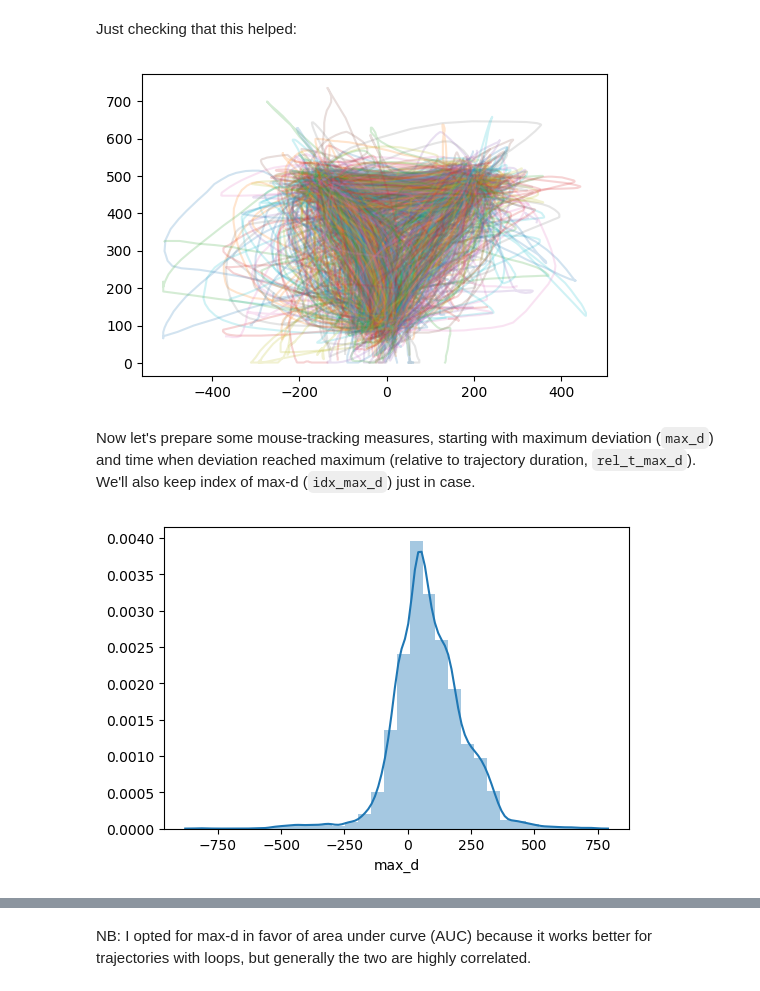
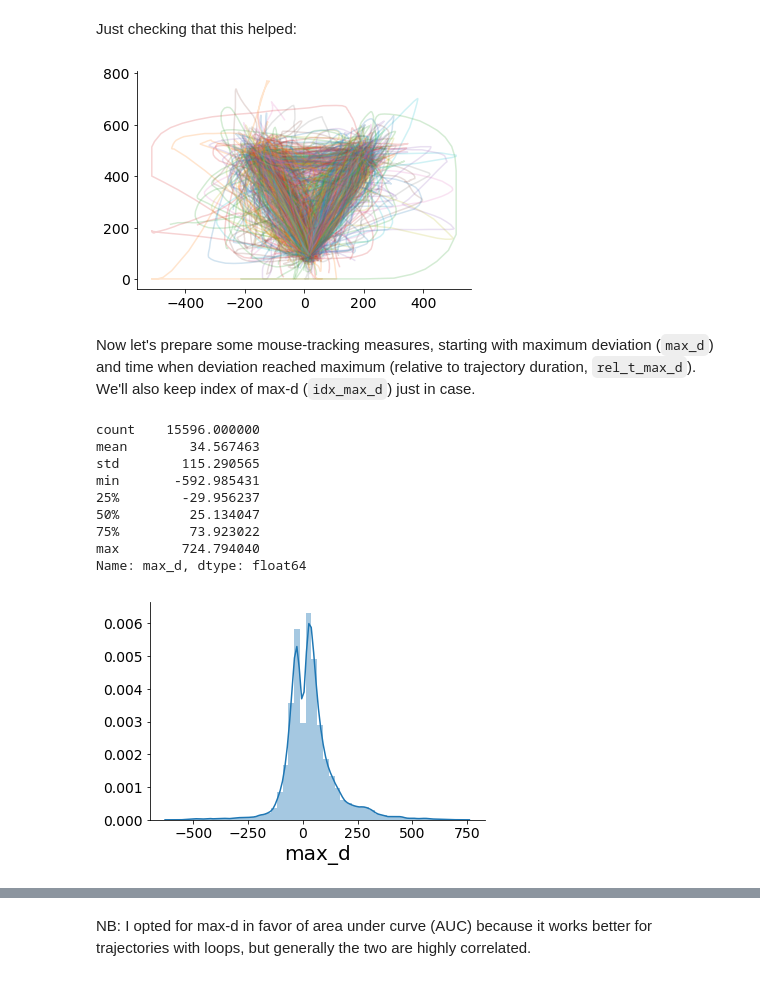
Before and after one commit to cherepaha/tft_mouse_analysis, a Jupyter notebook: extract_mt_measures.ipynb, the cells around one changed output, grey strips where cells are left out. Drawn from its saved outputs; the diff is of its cells as text; code cells hidden in the pictures.

```diff
--- a/extract_mt_measures.ipynb
+++ b/extract_mt_measures.ipynb
@@ -10,7 +10,12 @@ import pandas as pd
 import numpy as np
 import seaborn as sns
 
-data_path = '../../data/TfT/MouseData_processed_merged/'
+# data_path = '../../data/TfT/MouseData_processed_merged/'
+measures_data_path = '../../data/TfT/MouseData_with_measures/'
+
+data_path = '../../data/TfT/MouseTracking_P1-82_processed_merged'
+measures_data_path = '../../data/TfT/MouseTracking_P1-82_with_measures/'
+
 file_name = 'all_mouse_data.csv'
 data = pd.read_csv(os.path.join(data_path, file_name)).set_index(['participant', 'trial_no'])
 # %% [markdown]
@@ -47,7 +52,7 @@ for trial in data.index.unique()[:1000]:
     trajectory = data.loc[trial]
     plt.plot(trajectory.x, trajectory.y, alpha=0.2)
 # %% [output]
-[figure, old version]
+[figure, new version]
 # %% [markdown]
 Now let's prepare some mouse-tracking measures, starting with maximum deviation (`max_d`) and time when deviation reached maximum (relative to trajectory duration, `rel_t_max_d`). We'll also keep index of max-d (`idx_max_d`) just in case.
 # %%
@@ -66,10 +71,22 @@ def get_maxd(traj):
     return pd.Series({'max_d': max_d, 'idx_max_d': idx_max_d, 'rel_t_max_d': idx_max_d/len(traj)})
 
 mt_measures = data.groupby(['participant', 'trial_no']).apply(get_maxd)
+# %%
+mt_measures.max_d.describe()
+# %% [output]
+count    15596.000000
+mean        34.567463
+std        115.290565
+min       -592.985431
+25%        -29.956237
+50%         25.134047
+75%         73.923022
+max        724.794040
+Name: max_d, dtype: float64
 # %%
-sns.distplot(mt_measures.max_d, bins=30);
+sns.distplot(mt_measures.max_d[mt_measures.max_d>-1000]);
 # %% [output]
-[figure, old version]
+[figure, new version]
 # %%
 sns.distplot(mt_measures.rel_t_max_d, bins=30);
 # %% [output]
```
Also changed, not shown: parts of 9 cells of this notebook, 1 other file.
